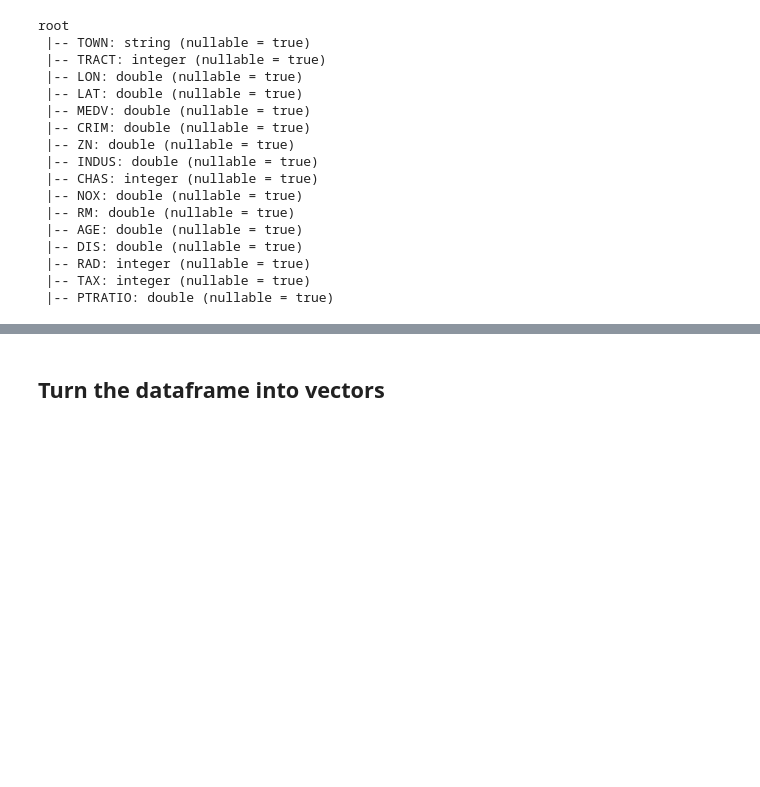
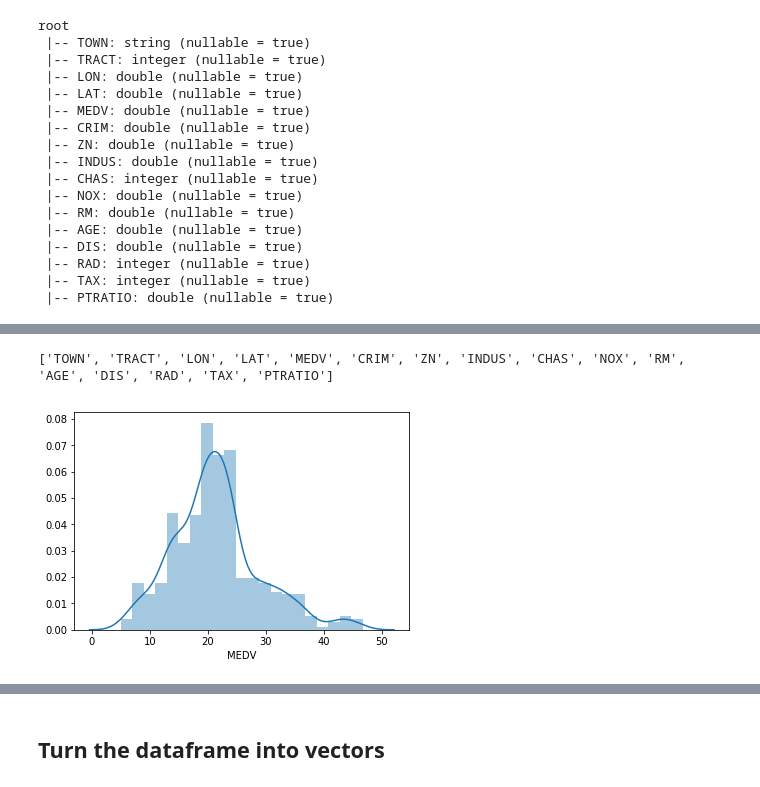
Before and after one commit to roitraining/SparkforDataEngineers, a Jupyter notebook: Ch05_RegressionAnalysis.ipynb, the cells around one changed output, grey strips where cells are left out. Drawn from its saved outputs; the diff is of its cells as text; code cells hidden in the pictures; blank space fills up the shorter version.

```diff
--- a/Ch05_RegressionAnalysis.ipynb
+++ b/Ch05_RegressionAnalysis.ipynb
@@ -64,3 +147,17 @@ print(df.columns)
+# %%
+%matplotlib inline
+import pandas as pd
+import seaborn as sns
+#sns.distplot(df.toPandas()['MEDV'])
+
+sns.distplot(df.where('MEDV < 48').toPandas()['MEDV'])
+print(df.columns)
+
+# If we want to filter out the outliers
+dfRaw = dfRaw.where('MEDV < 48')
+# %% [output]
+['TOWN', 'TRACT', 'LON', 'LAT', 'MEDV', 'CRIM', 'ZN', 'INDUS', 'CHAS', 'NOX', 'RM', 'AGE', 'DIS', 'RAD', 'TAX', 'PTRATIO']
+[figure, added]
 # %%
 if filename == 'avocado.csv':
     df = dfRaw.withColumnRenamed('4046','PLU4046').withColumnRenamed('4225','PLU4225').withColumnRenamed('4770','PLU4770')
```
Also changed, not shown: parts of 13 cells of this notebook, 1 other file.
